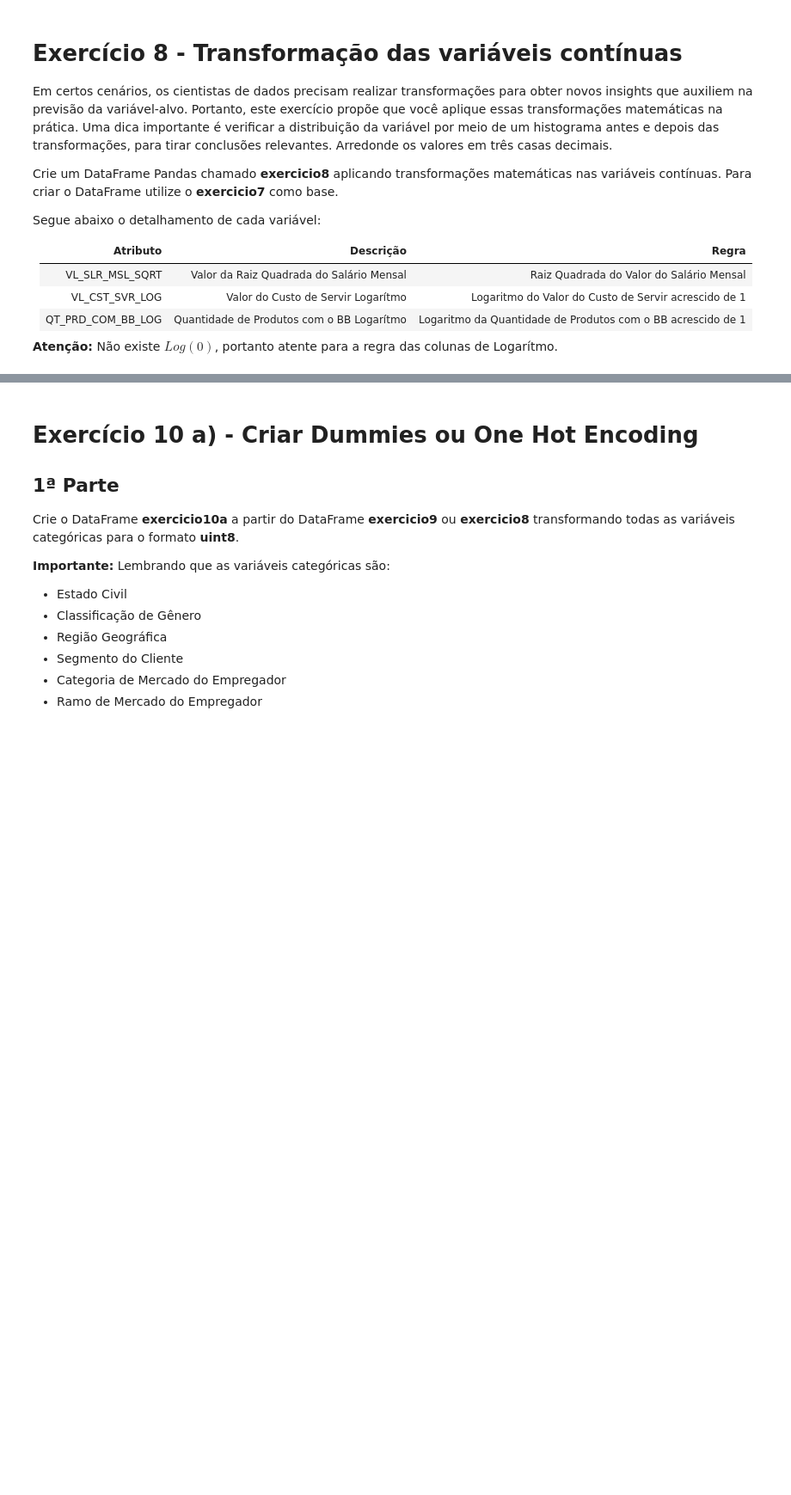
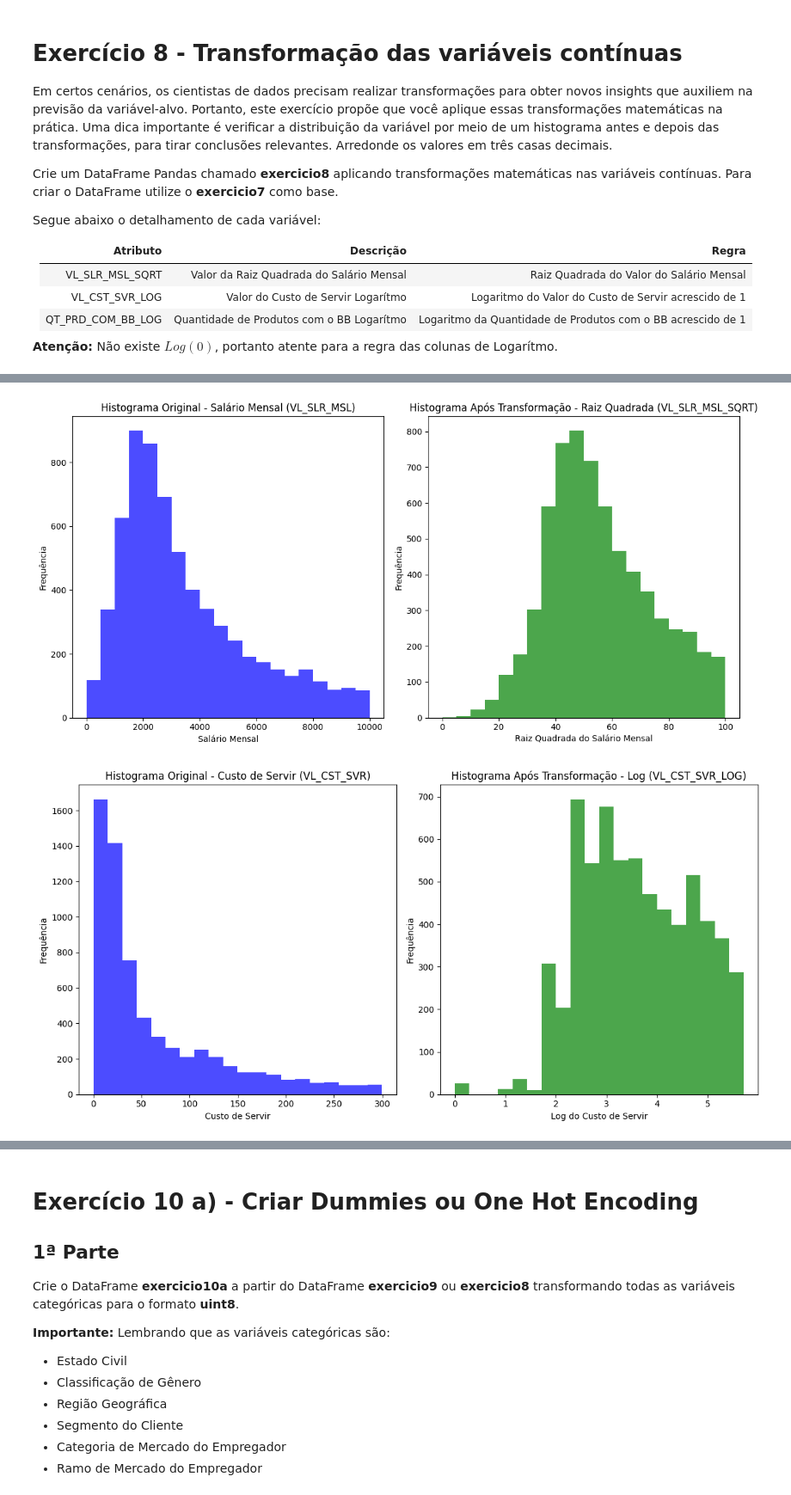
Before and after one commit to alexandreLoureiro/back, a Jupyter notebook: Desafio_em_branco_DS.ipynb, the cells around one changed output, grey strips where cells are left out. Shown at 86% size. Saved outputs shown, nothing was run; the diff lists cells and outputs as text; code cells hidden in the pictures; blank space fills up the shorter version.

```diff
--- a/Desafio_em_branco_DS.ipynb
+++ b/Desafio_em_branco_DS.ipynb
@@ -480,0 +478,65 @@ Text(0.5, 1.0, 'Histograma da Quantidade de Produtos com o BB (Logaritmo)')
+# %%
+
+
+# Conforme citado no exercicio gerar histograma antes e depois da transformação
+plt.figure(figsize=(12, 6))
+
+# Histograma original do salário mensal
+plt.subplot(1, 2, 1)
+plt.hist(exercicio8['VL_SLR_MSL'], bins=20, color='blue', alpha=0.7)
+plt.title('Histograma Original - Salário Mensal (VL_SLR_MSL)')
+plt.xlabel('Salário Mensal')
+plt.ylabel('Frequência')
+
+# Histograma após a transformação
+plt.subplot(1, 2, 2)
+plt.hist(exercicio8['VL_SLR_MSL_SQRT'], bins=20, color='green', alpha=0.7)
+plt.title('Histograma Após Transformação - Raiz Quadrada (VL_SLR_MSL_SQRT)')
+plt.xlabel('Raiz Quadrada do Salário Mensal')
+plt.ylabel('Frequência')
+
+plt.tight_layout()
+plt.show()
+
+# Histograma antes e depois da transformação para 'VL_CST_SVR'
+plt.figure(figsize=(12, 6))
+
+# Histograma original do valor do custo de servir
+plt.subplot(1, 2, 1)
+plt.hist(exercicio8['VL_CST_SVR'], bins=20, color='blue', alpha=0.7)
+plt.title('Histograma Original - Custo de Servir (VL_CST_SVR)')
+plt.xlabel('Custo de Servir')
+plt.ylabel('Frequência')
+
+# Histograma após a transformação logarítmica
+plt.subplot(1, 2, 2)
+plt.hist(exercicio8['VL_CST_SVR_LOG'], bins=20, color='green', alpha=0.7)
+plt.title('Histograma Após Transformação - Log (VL_CST_SVR_LOG)')
+plt.xlabel('Log do Custo de Servir')
+plt.ylabel('Frequência')
+
+plt.tight_layout()
+plt.show()
+
+# Histograma antes e depois da transformação para 'QT_PRD_COM_BB'
+plt.figure(figsize=(12, 6))
+
+# Histograma original da quantidade de produtos com BB
+plt.subplot(1, 2, 1)
+plt.hist(exercicio8['QT_PRD_COM_BB'], bins=20, color='blue', alpha=0.7)
+plt.title('Histograma Original - Produtos com BB (QT_PRD_COM_BB)')
+plt.xlabel('Produtos com BB')
+plt.ylabel('Frequência')
+
+# Histograma após a transformação logarítmica
+plt.subplot(1, 2, 2)
+plt.hist(exercicio8['QT_PRD_COM_BB_LOG'], bins=20, color='green', alpha=0.7)
+plt.title('Histograma Após Transformação - Log (QT_PRD_COM_BB_LOG)')
+plt.xlabel('Log dos Produtos com BB')
+plt.ylabel('Frequência')
+
+plt.tight_layout()
+plt.show()
+# %% [output]
+[figure, added]
+[figure, added]
```
Also changed, not shown: parts of 53 cells of this notebook.
